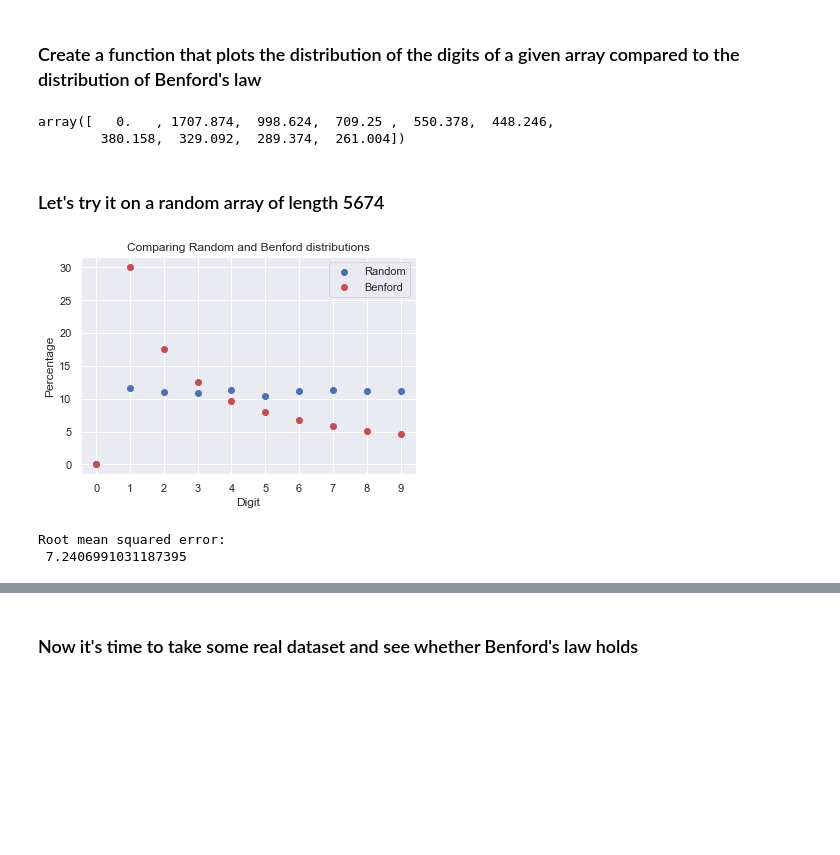
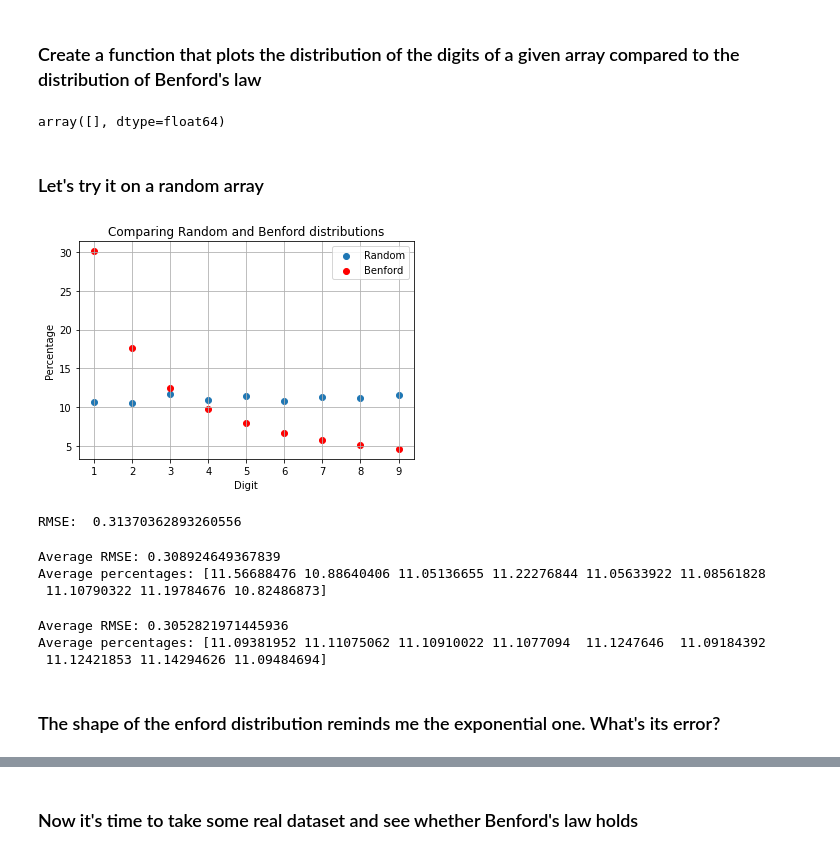
Before and after one commit to Marta-Bar/Benfords-law, a Jupyter notebook: Benfordness.ipynb, the cells around one changed output, grey strips where cells are left out. Cells and saved outputs as stored; diff of their text form; code cells hidden in the pictures; blank space fills up the shorter version.

```diff
--- a/Benfordness.ipynb
+++ b/Benfordness.ipynb
@@ -8,11 +8,3 @@ import matplotlib.pyplot as plt
 from sklearn.metrics import mean_squared_error
 # %% [markdown]
 ### Create a function that plots the distribution of the digits of a given array compared to the distribution of Benford's law
-# %%
-b= np.array([0,30.1, 17.6,12.5,9.7,7.9,6.7,5.8,5.1,4.6])
-def benford(n):
-    return b*n/100
-benford(5674)
-# %% [output]
-array([   0.   , 1707.874,  998.624,  709.25 ,  550.378,  448.246,
-        380.158,  329.092,  289.374,  261.004])
@@ -59,11 +73,54 @@ def Benf_print(w, name= 'Given'):
+# %%
+np.empty(0)
+# %% [output]
+array([], dtype=float64)
 # %% [markdown]
-### Let's try it on a random array of length 5674
+### Let's try it on a random array
 # %%
-w = np.random.rand(5674)*1000000
-Benf_print(w, 'Random')
-
-# ---------> for con tanti vettori e vedere un errore medio
+w = np.random.rand(5674)
+Benford_print(w, 'Random')
 # %% [output]
-[figure, old version]
+[figure, new version]
-Root mean squared error:
- 7.2406991031187395
+RMSE:  0.31370362893260556
+# %%
+# let's generate a number of random vectors and see the average RMSE
+
+for k in range(100):
+    length = np.random.randint(1,10000)
+    perc, RMSE = Benford(np.random.rand(length))
+    if k ==0:
+        RMSE_ = RMSE
+        perc_ = np.array([perc])
+    else:
+        RMSE_ = np.append(RMSE_,RMSE)
+        perc_ = np.append(perc_,np.array([perc]), axis =0)
+
+print('Average RMSE:', RMSE_.mean())
+print('Average percentages:', perc_.mean(axis=0))
+
+# should tend to 11.11.. let us increas the numbers
+# %% [output]
+Average RMSE: 0.308924649367839
+Average percentages: [11.56688476 10.88640406 11.05136655 11.22276844 11.05633922 11.08561828
+ 11.10790322 11.19784676 10.82486873]
+# %%
+for k in range(1000):
+    length = np.random.randint(1,100000)
+    perc, RMSE = Benford(np.random.rand(length))
+    if k ==0:
+        RMSE_ = RMSE
+        perc_ = np.array([perc])
+    else:
+        RMSE_ = np.append(RMSE_,RMSE)
+        perc_ = np.append(perc_,np.array([perc]), axis =0)
+
+print('Average RMSE:', RMSE_.mean())
+print('Average percentages:', perc_.mean(axis=0))
+
+# already better :)
+# %% [output]
+Average RMSE: 0.3052821971445936
+Average percentages: [11.09381952 11.11075062 11.10910022 11.1077094  11.1247646  11.09184392
+ 11.12421853 11.14294626 11.09484694]
+# %% [markdown]
+### The shape of the enford distribution reminds me the exponential one. What's its error?
```
Also changed, not shown: parts of 12 cells of this notebook.
